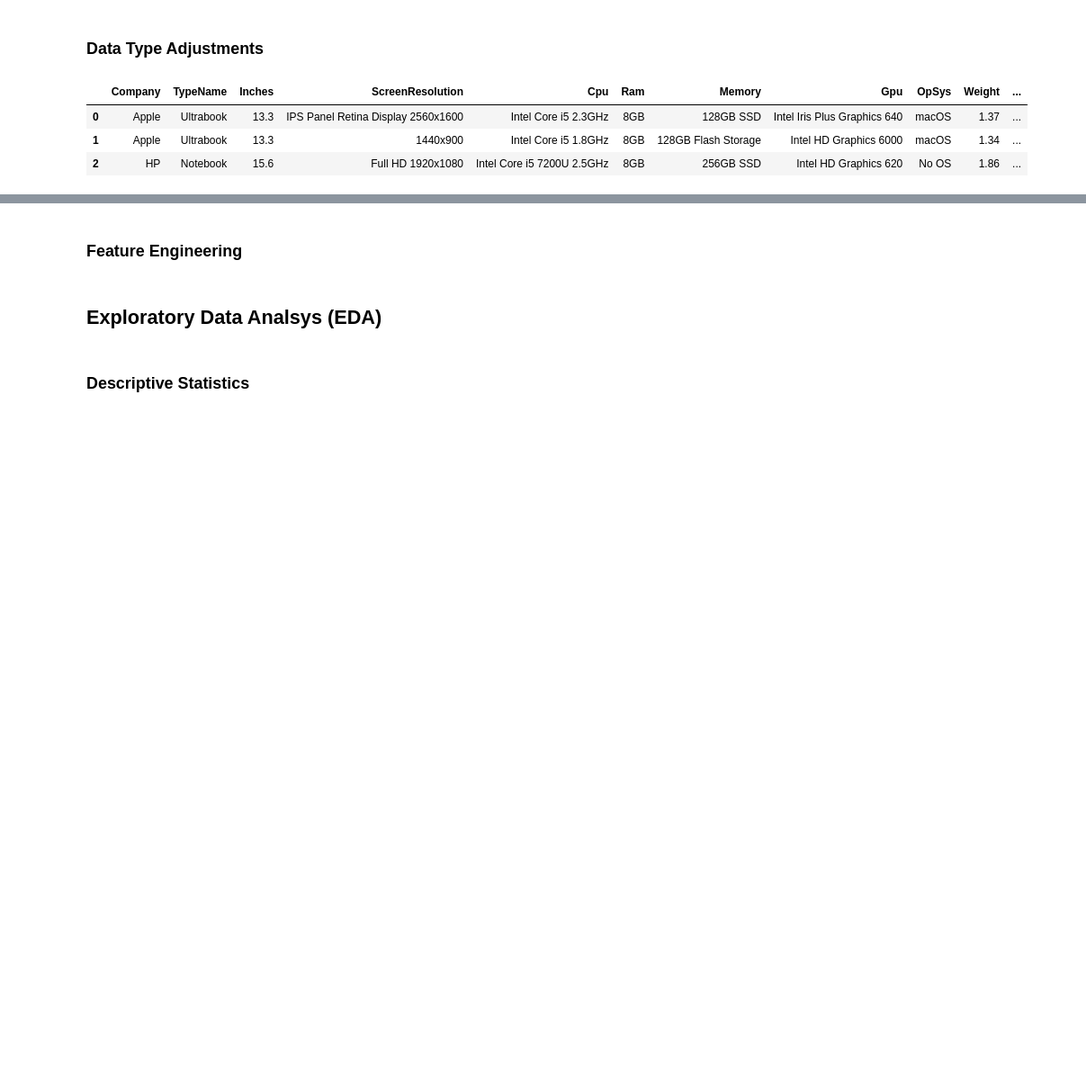
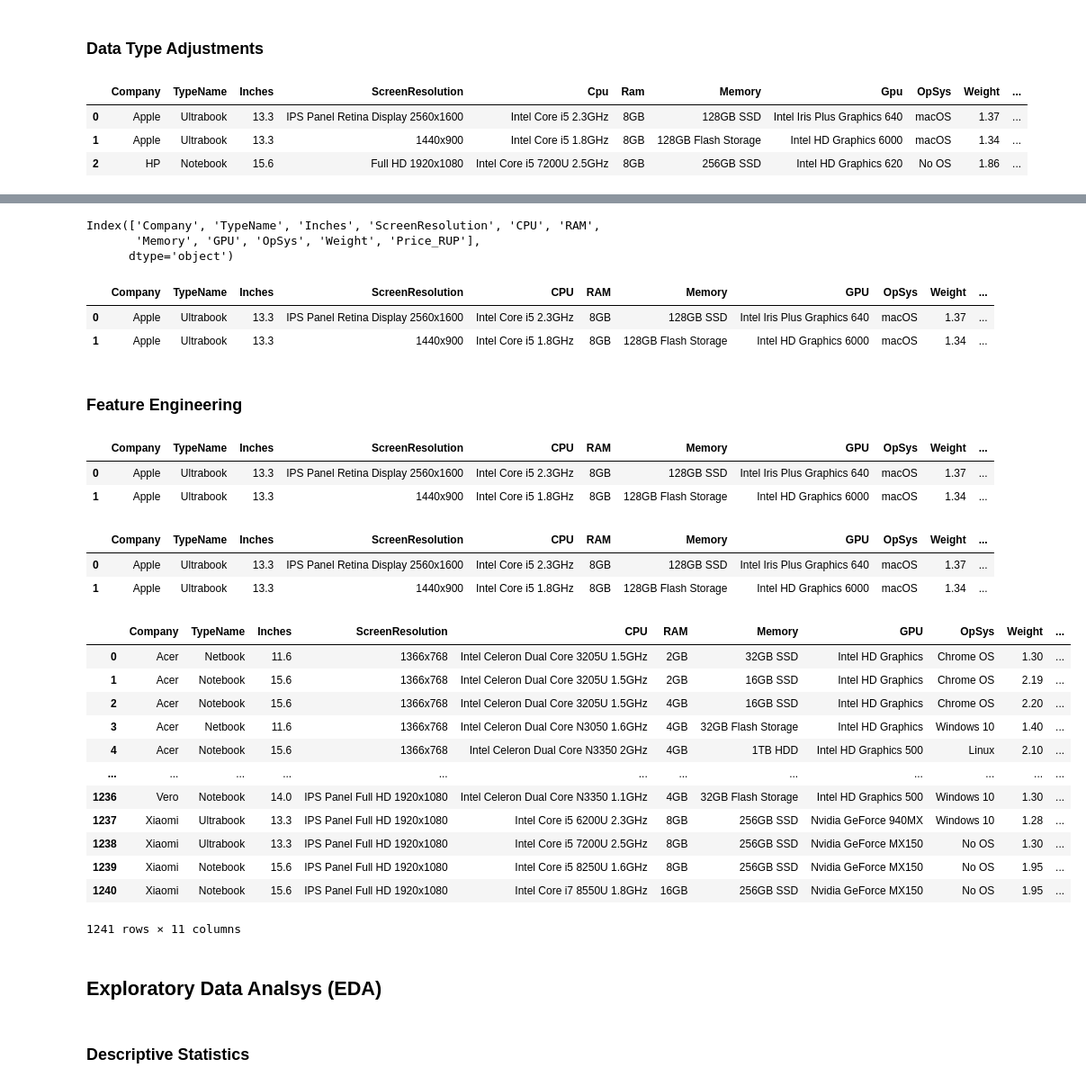
Before and after one commit to rkynhoff/CodeLouisville_Data_M2_Project, a Jupyter notebook: MiniProject_V2.ipynb, the cells around one changed output, grey strips where cells are left out. Shown at 90% size. Saved outputs shown, nothing was run; the diff lists cells and outputs as text; code cells hidden in the pictures; blank space fills up the shorter version.

Commit message:
Cleaner more complete version of miniproject

```diff
--- a/MiniProject_V2.ipynb
+++ b/MiniProject_V2.ipynb
@@ -267,5 +353,57 @@ laptop_data_drop_rows.head(3)
+# %%
+# Rename columns
+laptop_data_drop_qm.rename(columns={"Price":"Price_RUP","Cpu":"CPU","Ram":"RAM","Gpu":"GPU"},inplace=True)
+laptop_data_drop_qm.columns
+# %% [output]
+Index(['Company', 'TypeName', 'Inches', 'ScreenResolution', 'CPU', 'RAM',
+       'Memory', 'GPU', 'OpSys', 'Weight', 'Price_RUP'],
+      dtype='object')
+# %%
+# Round "Price_RUP" column to 2 decimals & display top rows to ensure correct formatting
+laptop_data_prices = laptop_data_drop_qm.round({"Price_RUP":2})
+laptop_data_clean.head(2)
+# %% [output]
+|  | Company | TypeName | Inches | ScreenResolution | CPU | RAM | Memory | GPU | OpSys | Weight | ... |
+| 0 | Apple | Ultrabook | 13.3 | IPS Panel Retina Display 2560x1600 | Intel Core i5 2.3GHz | 8GB | 128GB SSD | Intel Iris Plus Graphics 640 | macOS | 1.37 | ... |
+| 1 | Apple | Ultrabook | 13.3 | 1440x900 | Intel Core i5 1.8GHz | 8GB | 128GB Flash Storage | Intel HD Graphics 6000 | macOS | 1.34 | ... |
 # %% [markdown]
 ### **Feature Engineering**
+# %%
+#Create final dataframe and add a new price column converting RUP to USD using latest exchange rate of $1 to 0.12 RUP as of 12/05/2024 in a new column named "Price_USD"
+laptop_data_prices["Price_USD"] = (laptop_data_prices["Price_RUP"] * 0.012).round(2)
+laptop_data_prices.head(2)
+# %% [output]
+|  | Company | TypeName | Inches | ScreenResolution | CPU | RAM | Memory | GPU | OpSys | Weight | ... |
+| 0 | Apple | Ultrabook | 13.3 | IPS Panel Retina Display 2560x1600 | Intel Core i5 2.3GHz | 8GB | 128GB SSD | Intel Iris Plus Graphics 640 | macOS | 1.37 | ... |
+| 1 | Apple | Ultrabook | 13.3 | 1440x900 | Intel Core i5 1.8GHz | 8GB | 128GB Flash Storage | Intel HD Graphics 6000 | macOS | 1.34 | ... |
+# %%
+# Create new df and drop the "Price_RUP" column since it's no longer needed
+laptop_data_clean = laptop_data_prices.drop("Price_RUP",axis = 1)
+laptop_data_clean.head(2)
+# %% [output]
+|  | Company | TypeName | Inches | ScreenResolution | CPU | RAM | Memory | GPU | OpSys | Weight | ... |
+| 0 | Apple | Ultrabook | 13.3 | IPS Panel Retina Display 2560x1600 | Intel Core i5 2.3GHz | 8GB | 128GB SSD | Intel Iris Plus Graphics 640 | macOS | 1.37 | ... |
+| 1 | Apple | Ultrabook | 13.3 | 1440x900 | Intel Core i5 1.8GHz | 8GB | 128GB Flash Storage | Intel HD Graphics 6000 | macOS | 1.34 | ... |
+# %%
+#sort values by price
+laptop_data_clean.sort_values(by=["Company","Price_USD"],ascending=True,inplace=True)
+#Reset the index within the df
+laptop_data_clean.reset_index(drop=True,inplace=True)
+laptop_data_clean
+# %% [output]
+|  | Company | TypeName | Inches | ScreenResolution | CPU | RAM | Memory | GPU | OpSys | Weight | ... |
+| 0 | Acer | Netbook | 11.6 | 1366x768 | Intel Celeron Dual Core 3205U 1.5GHz | 2GB | 32GB SSD | Intel HD Graphics | Chrome OS | 1.30 | ... |
+| 1 | Acer | Notebook | 15.6 | 1366x768 | Intel Celeron Dual Core 3205U 1.5GHz | 2GB | 16GB SSD | Intel HD Graphics | Chrome OS | 2.19 | ... |
+| 2 | Acer | Notebook | 15.6 | 1366x768 | Intel Celeron Dual Core 3205U 1.5GHz | 4GB | 16GB SSD | Intel HD Graphics | Chrome OS | 2.20 | ... |
+| 3 | Acer | Netbook | 11.6 | 1366x768 | Intel Celeron Dual Core N3050 1.6GHz | 4GB | 32GB Flash Storage | Intel HD Graphics | Windows 10 | 1.40 | ... |
+| 4 | Acer | Notebook | 15.6 | 1366x768 | Intel Celeron Dual Core N3350 2GHz | 4GB | 1TB HDD | Intel HD Graphics 500 | Linux | 2.10 | ... |
+| ... | ... | ... | ... | ... | ... | ... | ... | ... | ... | ... | ... |
+| 1236 | Vero | Notebook | 14.0 | IPS Panel Full HD 1920x1080 | Intel Celeron Dual Core N3350 1.1GHz | 4GB | 32GB Flash Storage | Intel HD Graphics 500 | Windows 10 | 1.30 | ... |
+| 1237 | Xiaomi | Ultrabook | 13.3 | IPS Panel Full HD 1920x1080 | Intel Core i5 6200U 2.3GHz | 8GB | 256GB SSD | Nvidia GeForce 940MX | Windows 10 | 1.28 | ... |
+| 1238 | Xiaomi | Ultrabook | 13.3 | IPS Panel Full HD 1920x1080 | Intel Core i5 7200U 2.5GHz | 8GB | 256GB SSD | Nvidia GeForce MX150 | No OS | 1.30 | ... |
+| 1239 | Xiaomi | Notebook | 15.6 | IPS Panel Full HD 1920x1080 | Intel Core i5 8250U 1.6GHz | 8GB | 256GB SSD | Nvidia GeForce MX150 | No OS | 1.95 | ... |
+| 1240 | Xiaomi | Notebook | 15.6 | IPS Panel Full HD 1920x1080 | Intel Core i7 8550U 1.8GHz | 16GB | 256GB SSD | Nvidia GeForce MX150 | No OS | 1.95 | ... |
+1241 rows × 11 columns
 # %% [markdown]
 ## **Exploratory Data Analsys (EDA)**
 # %% [markdown]
```
Also changed, not shown: parts of 29 cells of this notebook.
